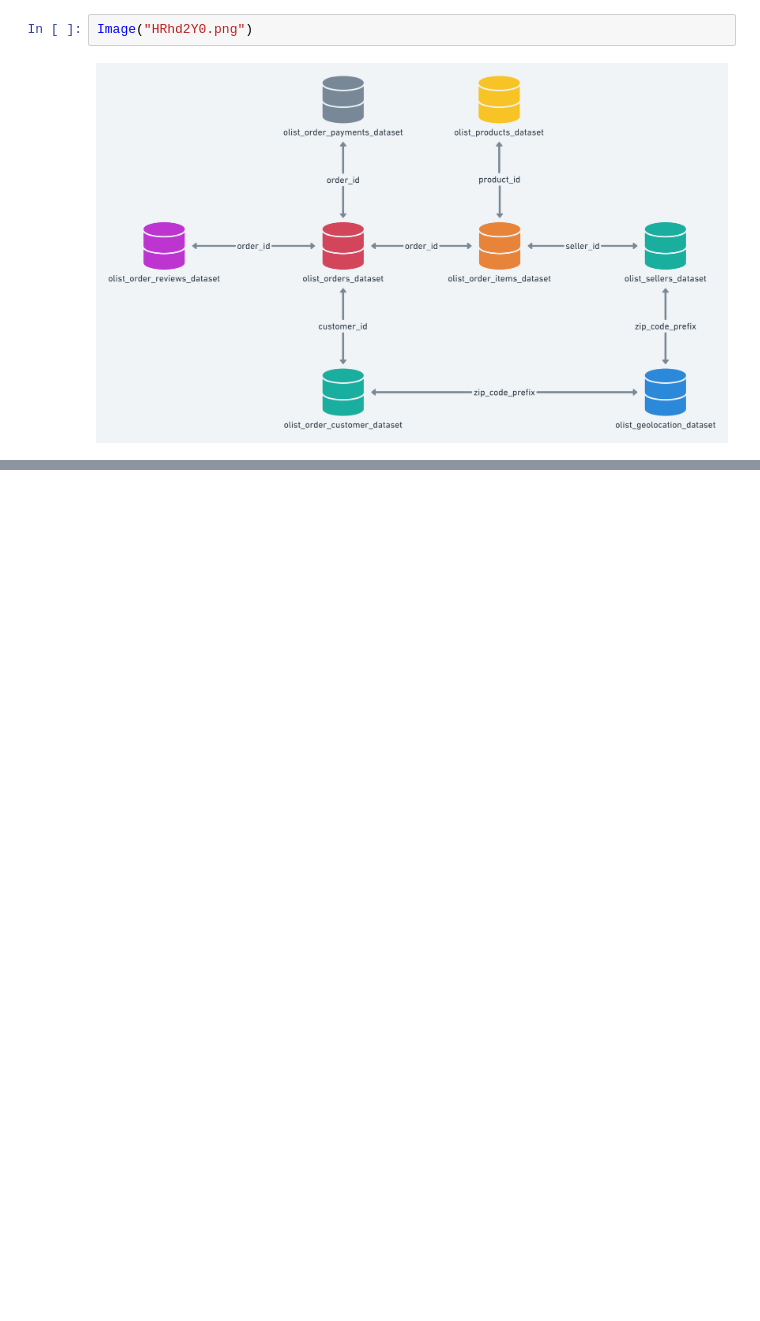
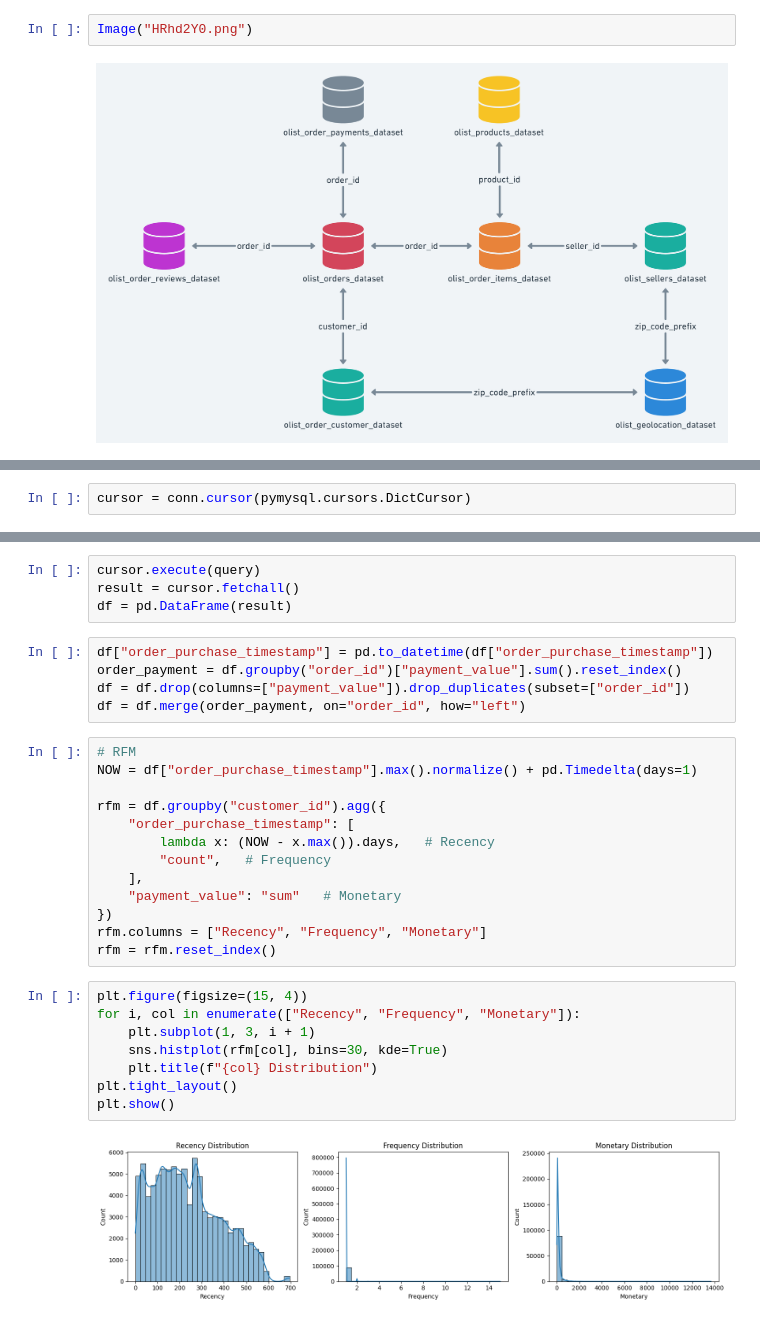
Before and after one commit to HyunsungRyu/Ecommerce_analysis, a Jupyter notebook: olist.ipynb, the cells around one changed output, grey strips where cells are left out. Cells and saved outputs as stored; diff of their text form; blank space fills up the shorter version.

```diff
--- a/brazilian.ipynb
+++ b/olist.ipynb
@@ -169,0 +31,2 @@ None
+# %%
+cursor = conn.cursor(pymysql.cursors.DictCursor)
@@ -169,0 +81,32 @@ None
+# %%
+cursor.execute(query)
+result = cursor.fetchall()
+df = pd.DataFrame(result)
+# %%
+df["order_purchase_timestamp"] = pd.to_datetime(df["order_purchase_timestamp"])
+order_payment = df.groupby("order_id")["payment_value"].sum().reset_index()
+df = df.drop(columns=["payment_value"]).drop_duplicates(subset=["order_id"])
+df = df.merge(order_payment, on="order_id", how="left")
+# %%
+# RFM
+NOW = df["order_purchase_timestamp"].max().normalize() + pd.Timedelta(days=1)
+
+rfm = df.groupby("customer_id").agg({
+    "order_purchase_timestamp": [
+        lambda x: (NOW - x.max()).days,   # Recency
+        "count",   # Frequency
+    ],
+    "payment_value": "sum"   # Monetary
+})
+rfm.columns = ["Recency", "Frequency", "Monetary"]
+rfm = rfm.reset_index()
+# %%
+plt.figure(figsize=(15, 4))
+for i, col in enumerate(["Recency", "Frequency", "Monetary"]):
+    plt.subplot(1, 3, i + 1)
+    sns.histplot(rfm[col], bins=30, kde=True)
+    plt.title(f"{col} Distribution")
+plt.tight_layout()
+plt.show()
+# %% [output]
+[figure, added]
```
Also changed, not shown: parts of 18 cells of this notebook, 2 other files.
